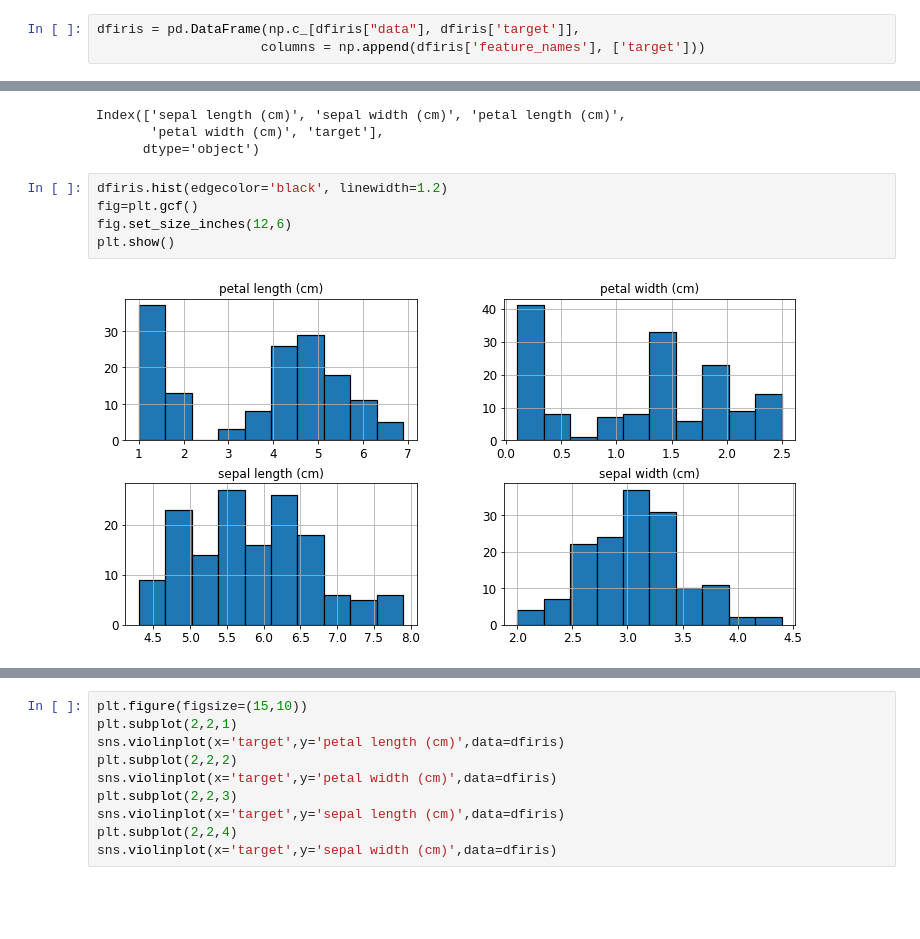
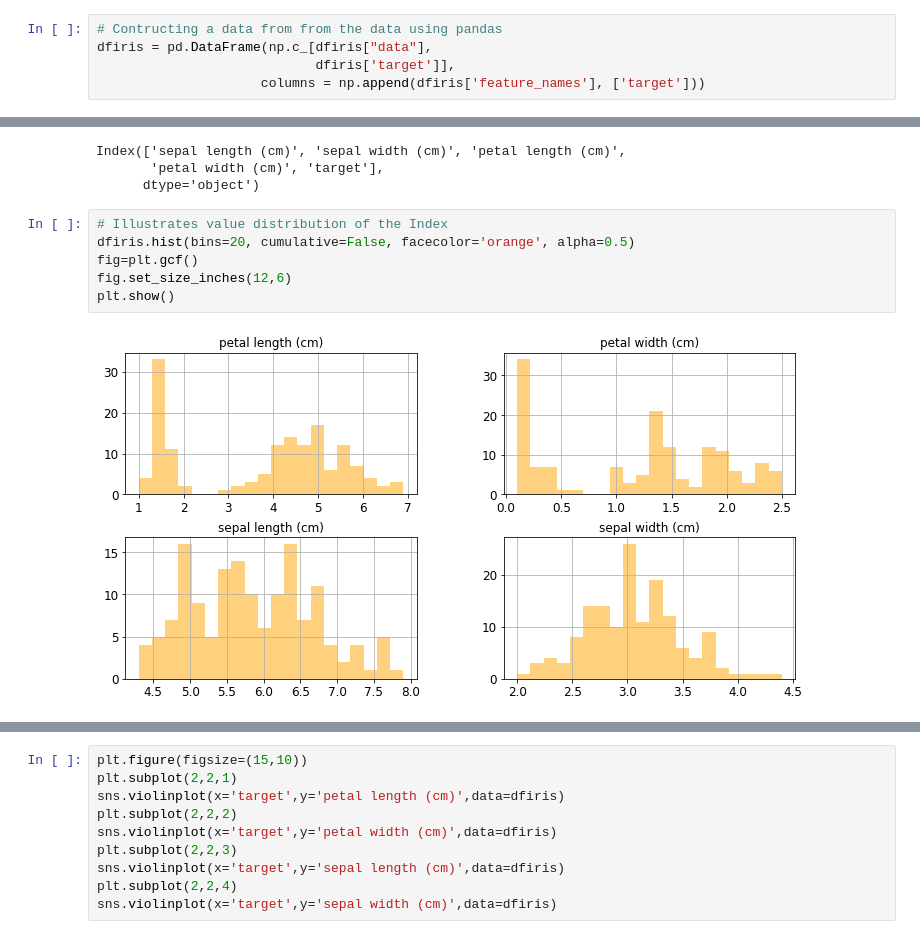
Before and after one commit to dhimantj/ML-Projects, a Jupyter notebook: 3_SUPPORT VECTOR MACHINES/SVM - Iris Data .ipynb, the cells around one changed output, grey strips where cells are left out. Cells and saved outputs as stored; diff of their text form; blank space fills up the shorter version.

```diff
--- a/3_SUPPORT VECTOR MACHINES/SVM - Iris Data .ipynb
+++ b/3_SUPPORT VECTOR MACHINES/SVM - Iris Data .ipynb
@@ -145,5 +147,7 @@ print(dfiris.target)
  2 2 2 2 2 2 2 2 2 2 2 2 2 2 2 2 2 2 2 2 2 2 2 2 2 2 2 2 2 2 2 2 2 2 2 2 2
  2 2]
 # %%
-dfiris = pd.DataFrame(np.c_[dfiris["data"], dfiris['target']],
+# Contructing a data from from the data using pandas
+dfiris = pd.DataFrame(np.c_[dfiris["data"],
+                            dfiris['target']],
                      columns = np.append(dfiris['feature_names'], ['target']))
@@ -234,12 +243,13 @@ Index(['sepal length (cm)', 'sepal width (cm)', 'petal length (cm)',
        'petal width (cm)', 'target'],
       dtype='object')
 # %%
-dfiris.hist(edgecolor='black', linewidth=1.2)
+# Illustrates value distribution of the Index
+dfiris.hist(bins=20, cumulative=False, facecolor='orange', alpha=0.5)
 fig=plt.gcf()
 fig.set_size_inches(12,6)
 plt.show()
 # %% [output]
-[figure, old version]
+[figure, new version]
 # %%
 # We can look at an individual feature in Seaborn through a boxplot
 
```
Also changed, not shown: parts of 57 cells of this notebook, 9 other files.
